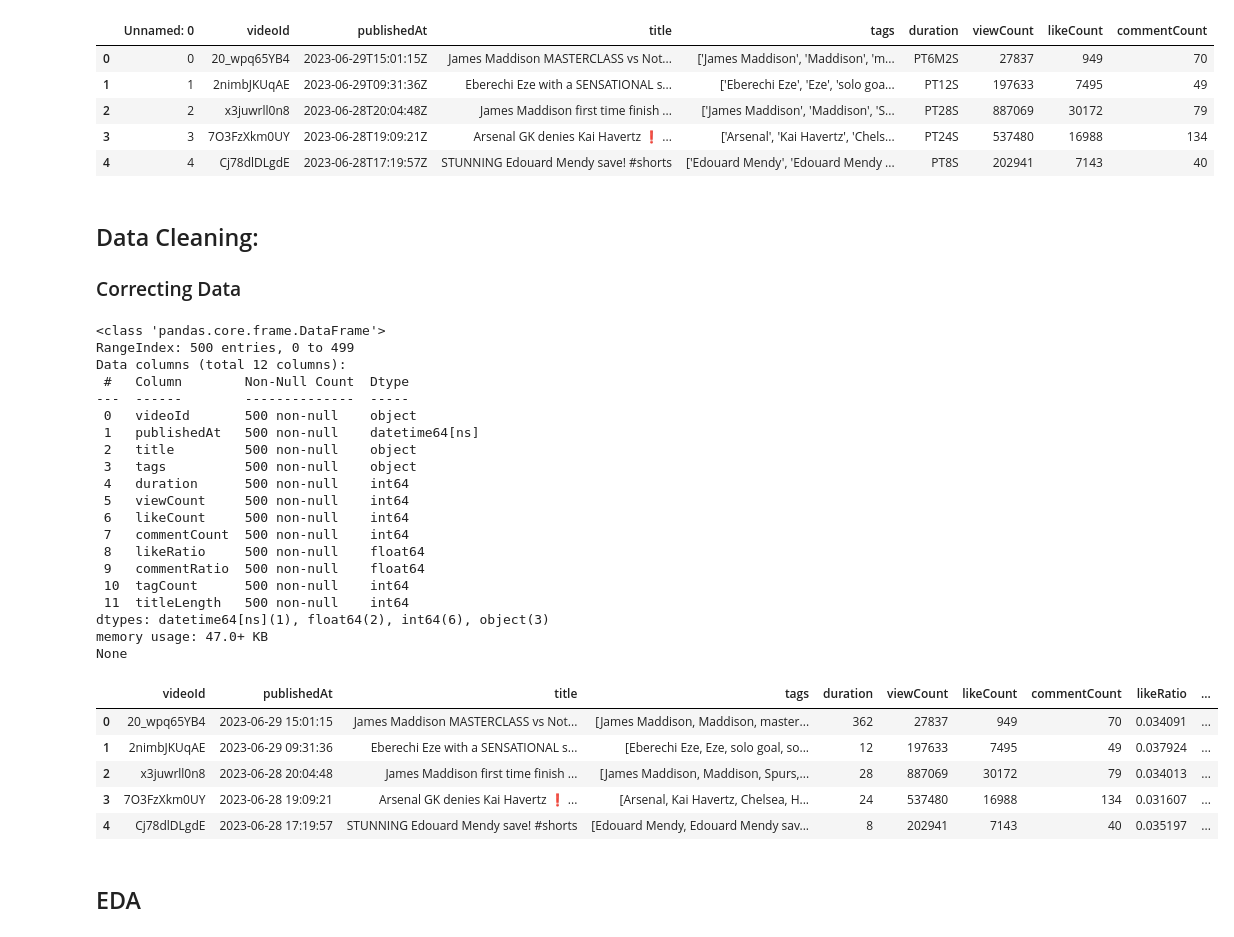
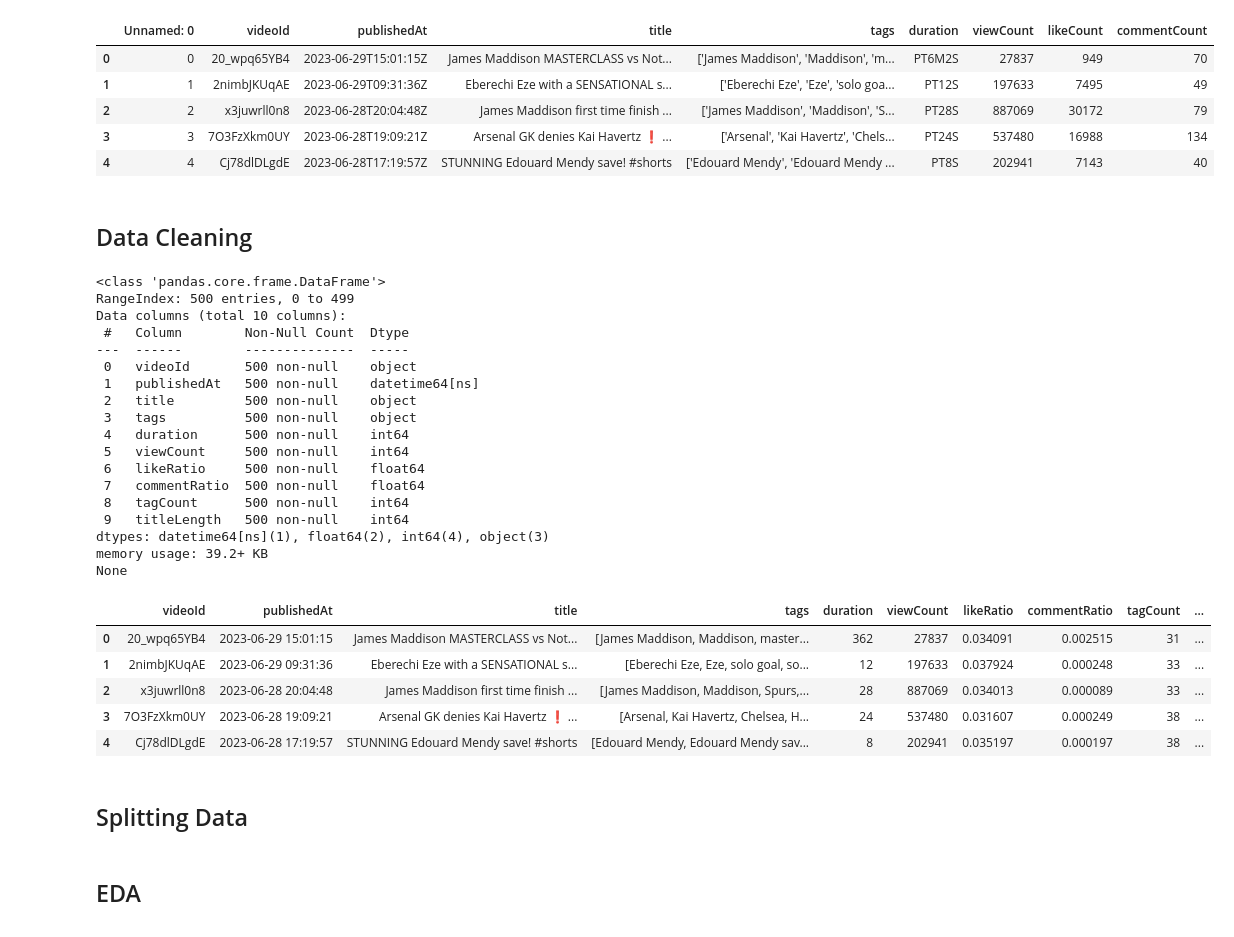
Before and after one commit to mw01github/Full-Data-Science-Process-Project, a Jupyter notebook: Analysis.ipynb, the cells around one changed output. Saved outputs shown, nothing was run; the diff lists cells and outputs as text; code cells hidden in the pictures.

```diff
--- a/Analysis.ipynb
+++ b/Analysis.ipynb
@@ -39,53 +43,54 @@ None
 | 3 | 3 | 7O3FzXkm0UY | 2023-06-28T19:09:21Z | Arsenal GK denies Kai Havertz ❗️ ... | ['Arsenal', 'Kai Havertz', 'Chels... | PT24S | 537480 | 16988 | 134 |
 | 4 | 4 | Cj78dlDLgdE | 2023-06-28T17:19:57Z | STUNNING Edouard Mendy save! #shorts | ['Edouard Mendy', 'Edouard Mendy ... | PT8S | 202941 | 7143 | 40 |
 # %% [markdown]
-## Data Cleaning:
-### Correcting Data
+## Data Cleaning
 # %%
 df = df.drop(['Unnamed: 0'], axis=1) #drop unncessary columns
 
 df['publishedAt'] = pd.to_datetime(df['publishedAt'], format='%Y-%m-%dT%H:%M:%SZ') #modify date data type
 
 df['tags'] = df['tags'].str.strip('[]').str.strip("''").str.split("', '") #modify tags column data type
 
 hours = pd.to_numeric(df['duration'].str.extract('(\d+H)').squeeze().str[:-1].fillna(0))
 mins = pd.to_numeric(df['duration'].str.extract('(\d+M)').squeeze().str[:-1].fillna(0))
 seconds = pd.to_numeric(df['duration'].str.extract('(\d+S)').squeeze().str[:-1].fillna(0))
 df['duration'] = hours * 3600 + mins * 60 + seconds #modify duartion to seconds
 
 #Feature Engineering
 df['likeRatio'] = df['likeCount'] / df['viewCount']
 df['commentRatio'] = df['commentCount'] / df['viewCount']
 
 df['tagCount'] = df['tags'].str.len()
 df['titleLength'] = df['title'].str.len()
 
+df = df.drop(columns=['likeCount', 'commentCount'], axis=1)
+
 print(df.info())
 df.head()
 # %% [output]
 <class 'pandas.core.frame.DataFrame'>
 RangeIndex: 500 entries, 0 to 499
-Data columns (total 12 columns):
+Data columns (total 10 columns):
  #   Column        Non-Null Count  Dtype
 ---  ------        --------------  -----
  0   videoId       500 non-null    object
  1   publishedAt   500 non-null    datetime64[ns]
  2   title         500 non-null    object
  3   tags          500 non-null    object
  4   duration      500 non-null    int64
  5   viewCount     500 non-null    int64
- 6   likeCount     500 non-null    int64
- 7   commentCount  500 non-null    int64
- 8   likeRatio     500 non-null    float64
- 9   commentRatio  500 non-null    float64
- 10  tagCount      500 non-null    int64
- 11  titleLength   500 non-null    int64
-dtypes: datetime64[ns](1), float64(2), int64(6), object(3)
-memory usage: 47.0+ KB
+ 6   likeRatio     500 non-null    float64
+ 7   commentRatio  500 non-null    float64
+ 8   tagCount      500 non-null    int64
+ 9   titleLength   500 non-null    int64
+dtypes: datetime64[ns](1), float64(2), int64(4), object(3)
+memory usage: 39.2+ KB
 None
-|  | videoId | publishedAt | title | tags | duration | viewCount | likeCount | commentCount | likeRatio | ... |
-| 0 | 20_wpq65YB4 | 2023-06-29 15:01:15 | James Maddison MASTERCLASS vs Not... | [James Maddison, Maddison, master... | 362 | 27837 | 949 | 70 | 0.034091 | ... |
-| 1 | 2nimbJKUqAE | 2023-06-29 09:31:36 | Eberechi Eze with a SENSATIONAL s... | [Eberechi Eze, Eze, solo goal, so... | 12 | 197633 | 7495 | 49 | 0.037924 | ... |
-| 2 | x3juwrll0n8 | 2023-06-28 20:04:48 | James Maddison first time finish ... | [James Maddison, Maddison, Spurs,... | 28 | 887069 | 30172 | 79 | 0.034013 | ... |
-| 3 | 7O3FzXkm0UY | 2023-06-28 19:09:21 | Arsenal GK denies Kai Havertz ❗️ ... | [Arsenal, Kai Havertz, Chelsea, H... | 24 | 537480 | 16988 | 134 | 0.031607 | ... |
-| 4 | Cj78dlDLgdE | 2023-06-28 17:19:57 | STUNNING Edouard Mendy save! #shorts | [Edouard Mendy, Edouard Mendy sav... | 8 | 202941 | 7143 | 40 | 0.035197 | ... |
+|  | videoId | publishedAt | title | tags | duration | viewCount | likeRatio | commentRatio | tagCount | ... |
+| 0 | 20_wpq65YB4 | 2023-06-29 15:01:15 | James Maddison MASTERCLASS vs Not... | [James Maddison, Maddison, master... | 362 | 27837 | 0.034091 | 0.002515 | 31 | ... |
+| 1 | 2nimbJKUqAE | 2023-06-29 09:31:36 | Eberechi Eze with a SENSATIONAL s... | [Eberechi Eze, Eze, solo goal, so... | 12 | 197633 | 0.037924 | 0.000248 | 33 | ... |
+| 2 | x3juwrll0n8 | 2023-06-28 20:04:48 | James Maddison first time finish ... | [James Maddison, Maddison, Spurs,... | 28 | 887069 | 0.034013 | 0.000089 | 33 | ... |
+| 3 | 7O3FzXkm0UY | 2023-06-28 19:09:21 | Arsenal GK denies Kai Havertz ❗️ ... | [Arsenal, Kai Havertz, Chelsea, H... | 24 | 537480 | 0.031607 | 0.000249 | 38 | ... |
+| 4 | Cj78dlDLgdE | 2023-06-28 17:19:57 | STUNNING Edouard Mendy save! #shorts | [Edouard Mendy, Edouard Mendy sav... | 8 | 202941 | 0.035197 | 0.000197 | 38 | ... |
+# %% [markdown]
+## Splitting Data
```
Also changed, not shown: parts of 11 cells of this notebook.
